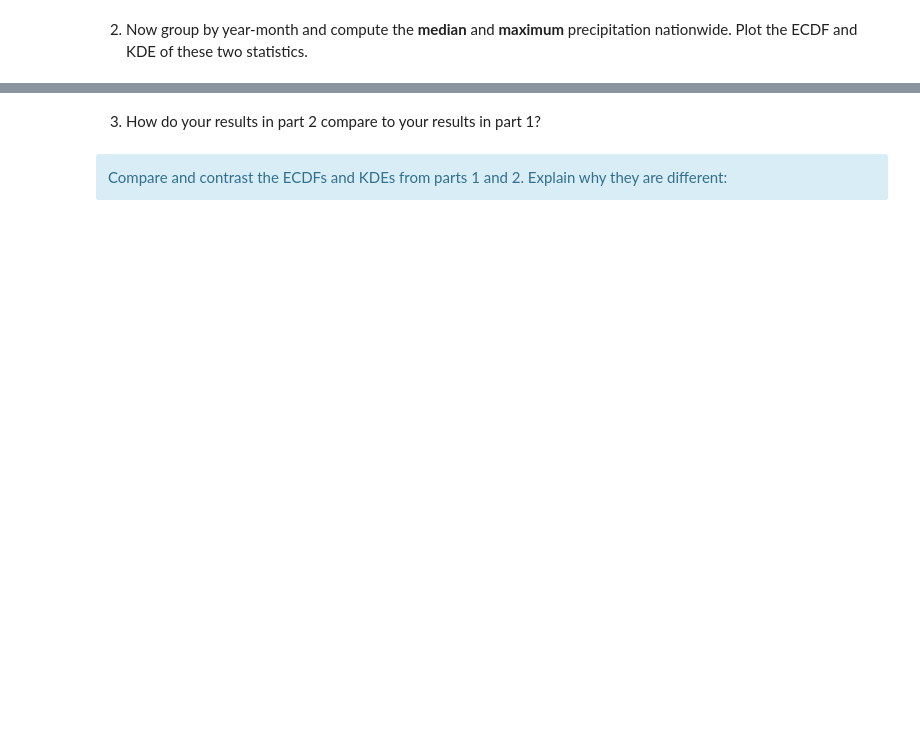
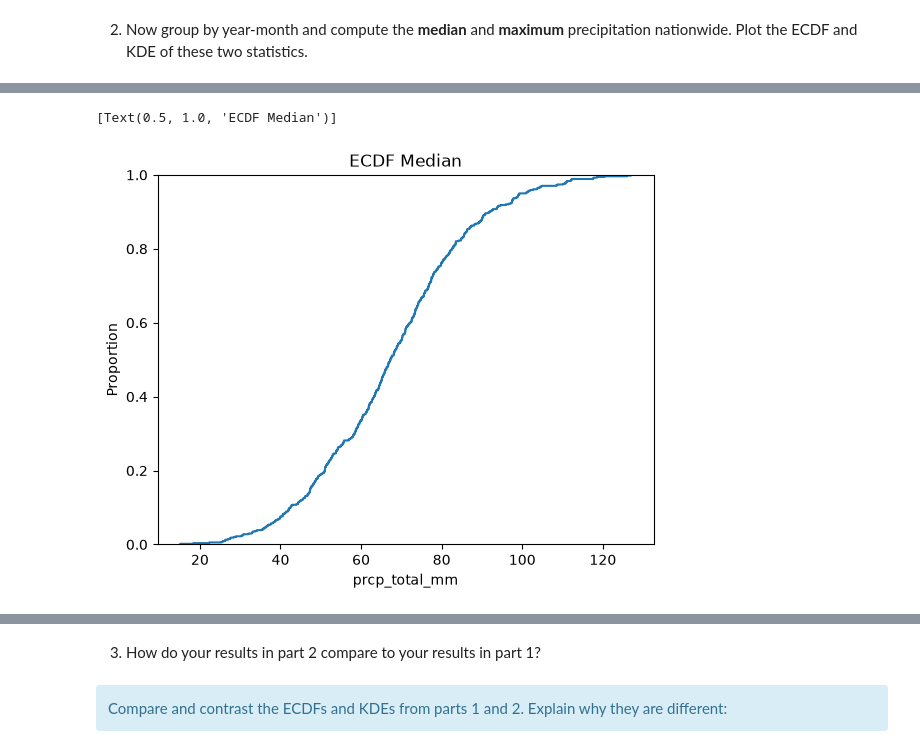
Before and after one commit to hdykens/UU_Lab_Repo, a Jupyter notebook: lab_05/lab_05.ipynb, the cells around one changed output, grey strips where cells are left out. Drawn from its saved outputs; the diff is of its cells as text; code cells hidden in the pictures; blank space fills up the shorter version.

```diff
--- a/lab_05/lab_05.ipynb
+++ b/lab_05/lab_05.ipynb
@@ -125,2 +137,8 @@ df.head()
 # %% [markdown]
 2. Now group by year-month and compute the **median** and **maximum** precipitation nationwide. Plot the ECDF and KDE of these two statistics.
+# %%
+df_year_month_median = df.groupby(['year', 'month'])['prcp_total_mm'].median()
+print(df_year_month_median)
+
+df_year_month_max = df.groupby(['year', 'month'])['prcp_total_mm'].max()
+print(df_year_month_max)
@@ -126,0 +163,5 @@ df.head()
+# %%
+sns.ecdfplot(data=df_year_month_median).set(title="ECDF Median")
+# %% [output]
+[Text(0.5, 1.0, 'ECDF Median')]
+[figure, added]
```
Also changed, not shown: parts of 11 cells of this notebook.
